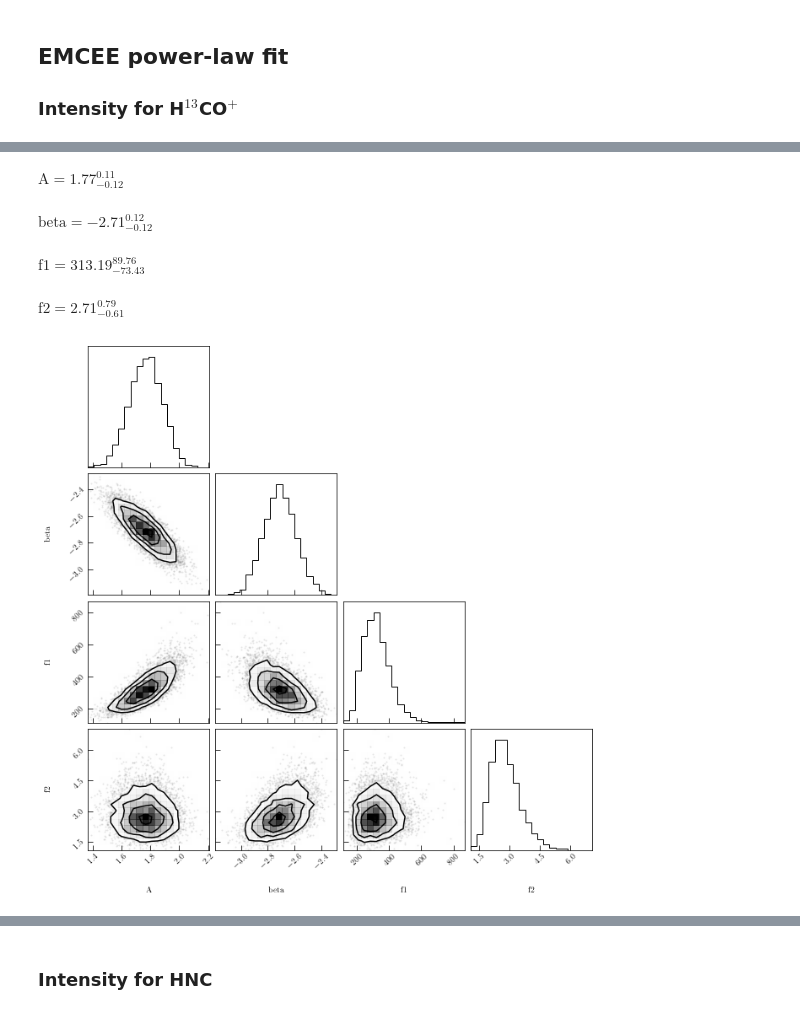
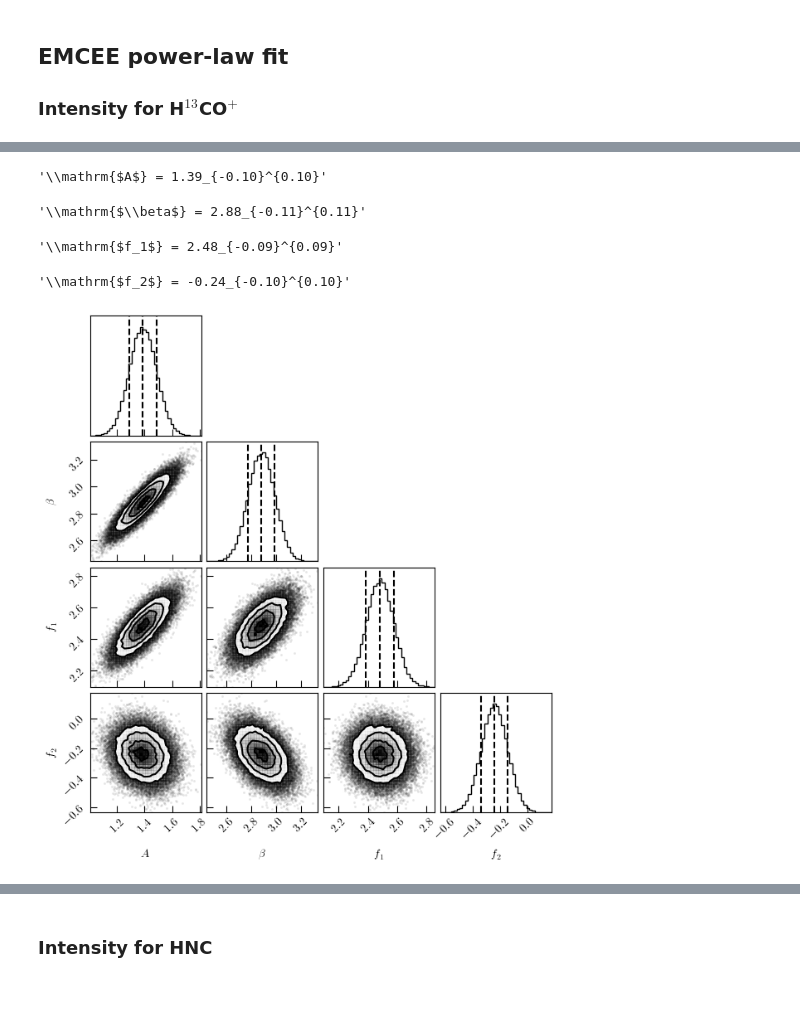
Before and after one commit to jpinedaf/NGC1333_NOEMA_turbulence, a Jupyter notebook: NGC1333_determine_turbulence.ipynb, the cells around one changed output, grey strips where cells are left out. Cells and saved outputs as stored; diff of their text form; code cells hidden in the pictures.

```diff
--- a/NGC1333_determine_turbulence.ipynb
+++ b/NGC1333_determine_turbulence.ipynb
@@ -604,8 +306,0 @@ gd_hnc_vc = (pspec_hnc_vc.freqs.value < np.abs(pspec_hnc_vc.header['CDELT1']) /
-# %%
-# beam_multiple = 3.0
-gd_13co_TdV = (pspec_13co_TdV.freqs.value < np.abs(pspec_13co_TdV.header['CDELT1']) / pspec_13co_TdV.header['BMAJ'] / beam_multiple)
-gd_c18o_TdV = (pspec_c18o_TdV.freqs.value < np.abs(pspec_c18o_TdV.header['CDELT1']) / pspec_c18o_TdV.header['BMAJ'] / beam_multiple)
-
-gd_h13cop_TdV = (pspec_h13cop_TdV.freqs.value < np.abs(pspec_h13cop_TdV.header['CDELT1']) / pspec_h13cop_TdV.header['BMAJ'] / beam_multiple)
-# gd_hcn_TdV = (pspec_hcn_TdV.freqs.value < np.abs(pspec_hcn_TdV.header['CDELT1']) / pspec_hcn_TdV.header['BMAJ'] / beam_multiple)
-gd_hnc_TdV = (pspec_hnc_TdV.freqs.value < np.abs(pspec_hnc_TdV.header['CDELT1']) / pspec_hnc_TdV.header['BMAJ'] / beam_multiple)
@@ -749,6 +451,6 @@ print(soln_log_hnc.x)
 # %%
 nll = lambda *args: -log_likelihood_log_TdV_H13COp(*args)
-initial = np.array([1.8, -2.7, 290., 2.5])
+initial = np.array([1.4, 3.0, 2.5, -0.2])
 soln_log_h13cop = minimize(nll, initial)
 print(soln_log_h13cop.x)
 # %% [output]
@@ -1177,11 +615,11 @@ nwalkers, ndim = pos.shape
 sampler = emcee.EnsembleSampler(
     nwalkers, ndim, log_probability_log_TdV_H13COp#, args=(x, y, yerr)
 )
-sampler.run_mcmc(pos, 5000, progress=True);
+sampler.run_mcmc(pos, 50000, progress=True);
 # %%
 fig, axes = plt.subplots(4, figsize=(10, 7), sharex=True)
 samples = sampler.get_chain()
-labels = ["A", "beta", "f1", "f2"]
+labels = [r"$A$", r"$\beta$", r"$f_1$", r"$f_2$"]
 for i in range(ndim):
     ax = axes[i]
     ax.plot(samples[:, :, i], "k", alpha=0.3)
@@ -1201,24 +639,31 @@ flat_samples = sampler.get_chain(discard=300, thin=25, flat=True)
 # %%
+fig_my = plt.figure(figsize=(6.5, 7))
+
 fig = corner.corner(
-    flat_samples, labels=labels#, truths=[m_true, b_true, np.log(f_true)]
-);
+    flat_samples,
+    labels=labels,
+    quantiles=[0.16, 0.5, 0.84],
+    show_titles=False,
+    bins=40, fig=fig_my, color='k')
 
 soln_log_h13cop_EMCEE = []
 for i in range(ndim):
     mcmc = np.percentile(flat_samples[:, i], [16, 50, 84])
     q = np.diff(mcmc)
     txt = "\mathrm{{{3}}} = {0:.2f}_{{-{1:.2f}}}^{{{2:.2f}}}"
     txt = txt.format(mcmc[1], q[0], q[1], labels[i])
-    display(Math(txt))
+    display((txt))
     soln_log_h13cop_EMCEE.append(mcmc[1])
     if i == 1:
         label_beta = r'$\propto k^{'
         label_beta = label_beta + '{0:.2f}_{{-{1:.2f}}}^{{{2:.2f}}}'.format(mcmc[1], q[0], q[1]) + '}$'
+
+fig.savefig('figs/EMCEE_corner_H13CO+.pdf')
 # %% [output]
-$\displaystyle \mathrm{A} = 1.77_{-0.12}^{0.11}$
-$\displaystyle \mathrm{beta} = -2.71_{-0.12}^{0.12}$
-$\displaystyle \mathrm{f1} = 313.19_{-73.43}^{89.76}$
-$\displaystyle \mathrm{f2} = 2.71_{-0.61}^{0.79}$
+'\\mathrm{$A$} = 1.39_{-0.10}^{0.10}'
+'\\mathrm{$\\beta$} = 2.88_{-0.11}^{0.11}'
+'\\mathrm{$f_1$} = 2.48_{-0.09}^{0.09}'
+'\\mathrm{$f_2$} = -0.24_{-0.10}^{0.10}'
-[figure, old version]
+[figure, new version]
 # %%
 fig, ax = plt.subplots(figsize=(5, 4))
```
Also changed, not shown: parts of 109 cells of this notebook, 23 other files.
